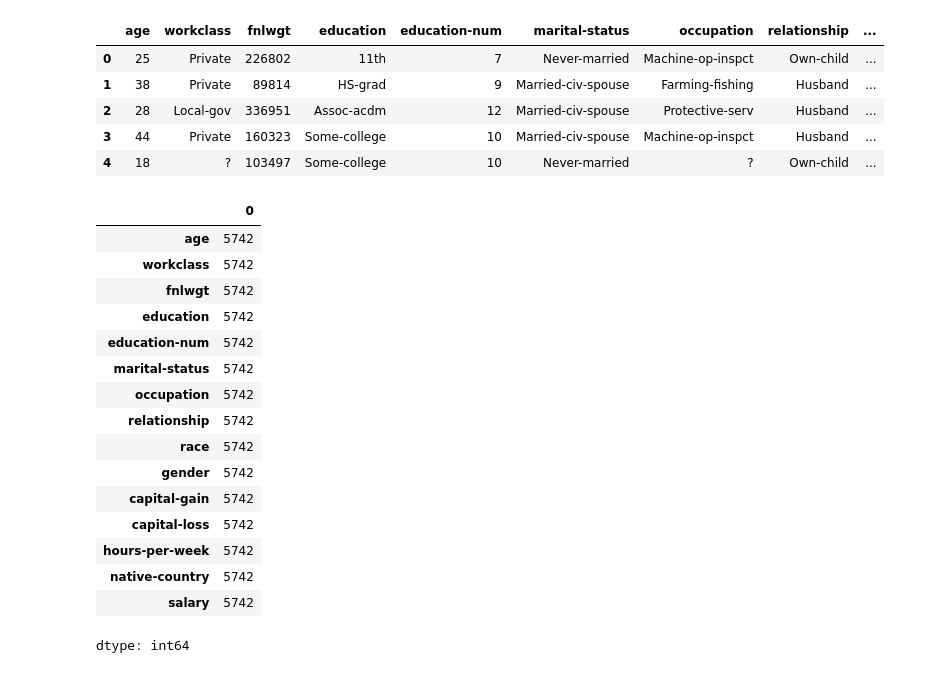
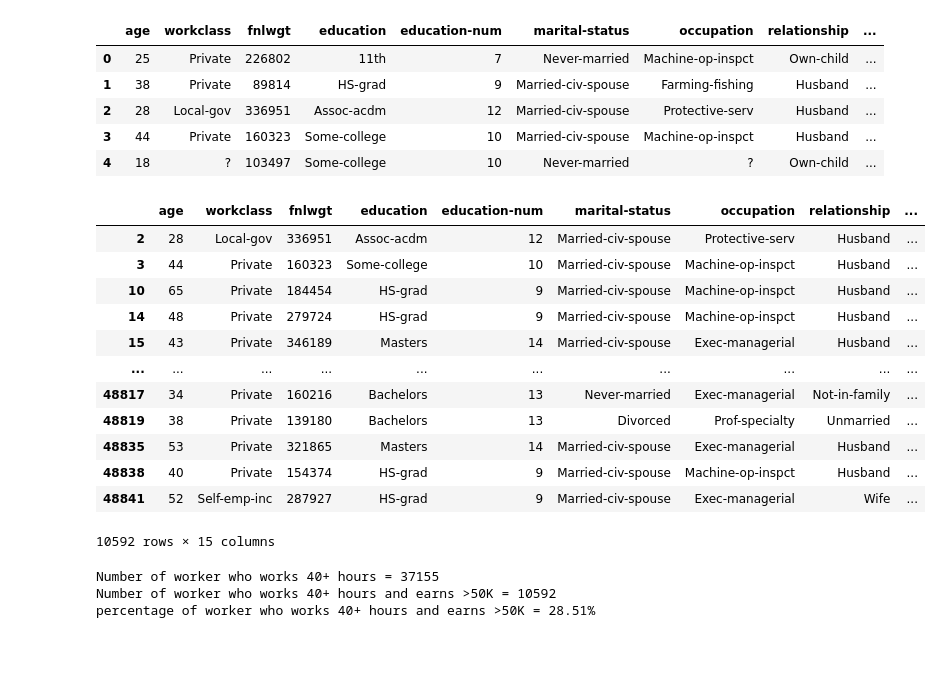
Before and after one commit to parvesh7o7/Data-Science-Learning, a Jupyter notebook: real_project.ipynb, the cells around one changed output. Drawn from its saved outputs; the diff is of its cells as text; code cells hidden in the pictures.

```diff
--- a/real_project.ipynb
+++ b/real_project.ipynb
@@ -532,24 +532,31 @@ adult_db.head()
 | 3 | 44 | Private | 160323 | Some-college | 10 | Married-civ-spouse | Machine-op-inspct | Husband | ... |
 | 4 | 18 | ? | 103497 | Some-college | 10 | Never-married | ? | Own-child | ... |
 # %%
-high_earner = adult_db[adult_db['salary']=='>50K']
-high_earner.loc[high_earner['hours-per-week']>40].count()
+more_hours_worker = adult_db[adult_db['hours-per-week']>=40]
-# %% [output]
-|  | 0 |
-| age | 5742 |
-| workclass | 5742 |
-| fnlwgt | 5742 |
-| education | 5742 |
-| education-num | 5742 |
-| marital-status | 5742 |
-| occupation | 5742 |
-| relationship | 5742 |
-| race | 5742 |
-| gender | 5742 |
-| capital-gain | 5742 |
-| capital-loss | 5742 |
-| hours-per-week | 5742 |
-| native-country | 5742 |
-| salary | 5742 |
-dtype: int64
+# %%
+high_earner_more_hours_worker = more_hours_worker.loc[more_hours_worker['salary']==">50K"]
+# %%
+high_earner_more_hours_worker
+# %% [output]
+|  | age | workclass | fnlwgt | education | education-num | marital-status | occupation | relationship | ... |
+| 2 | 28 | Local-gov | 336951 | Assoc-acdm | 12 | Married-civ-spouse | Protective-serv | Husband | ... |
+| 3 | 44 | Private | 160323 | Some-college | 10 | Married-civ-spouse | Machine-op-inspct | Husband | ... |
+| 10 | 65 | Private | 184454 | HS-grad | 9 | Married-civ-spouse | Machine-op-inspct | Husband | ... |
+| 14 | 48 | Private | 279724 | HS-grad | 9 | Married-civ-spouse | Machine-op-inspct | Husband | ... |
+| 15 | 43 | Private | 346189 | Masters | 14 | Married-civ-spouse | Exec-managerial | Husband | ... |
+| ... | ... | ... | ... | ... | ... | ... | ... | ... | ... |
+| 48817 | 34 | Private | 160216 | Bachelors | 13 | Never-married | Exec-managerial | Not-in-family | ... |
+| 48819 | 38 | Private | 139180 | Bachelors | 13 | Divorced | Prof-specialty | Unmarried | ... |
+| 48835 | 53 | Private | 321865 | Masters | 14 | Married-civ-spouse | Exec-managerial | Husband | ... |
+| 48838 | 40 | Private | 154374 | HS-grad | 9 | Married-civ-spouse | Machine-op-inspct | Husband | ... |
+| 48841 | 52 | Self-emp-inc | 287927 | HS-grad | 9 | Married-civ-spouse | Exec-managerial | Wife | ... |
+10592 rows × 15 columns
+# %%
+print(f"Number of worker who works 40+ hours = {more_hours_worker.shape[0]}")
+print(f"Number of worker who works 40+ hours and earns >50K = {high_earner_more_hours_worker.shape[0]}")
+print(f"percentage of worker who works 40+ hours and earns >50K = {(high_earner_more_hours_worker.shape[0]/more_hours_worker.shape[0] * 100):.2f}%")
+# %% [output]
+Number of worker who works 40+ hours = 37155
+Number of worker who works 40+ hours and earns >50K = 10592
+percentage of worker who works 40+ hours and earns >50K = 28.51%
 # %%
```
Also changed, not shown: parts of 14 cells of this notebook.
